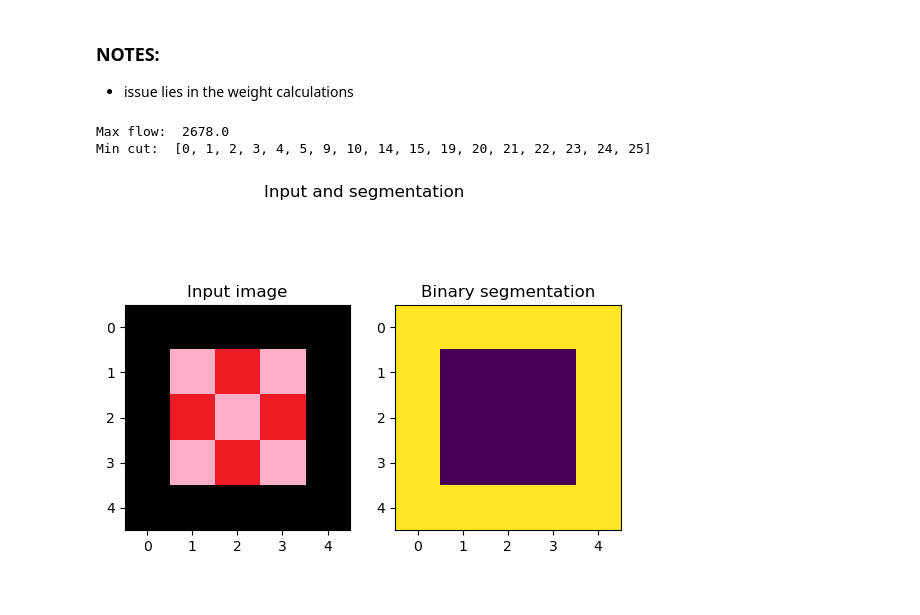
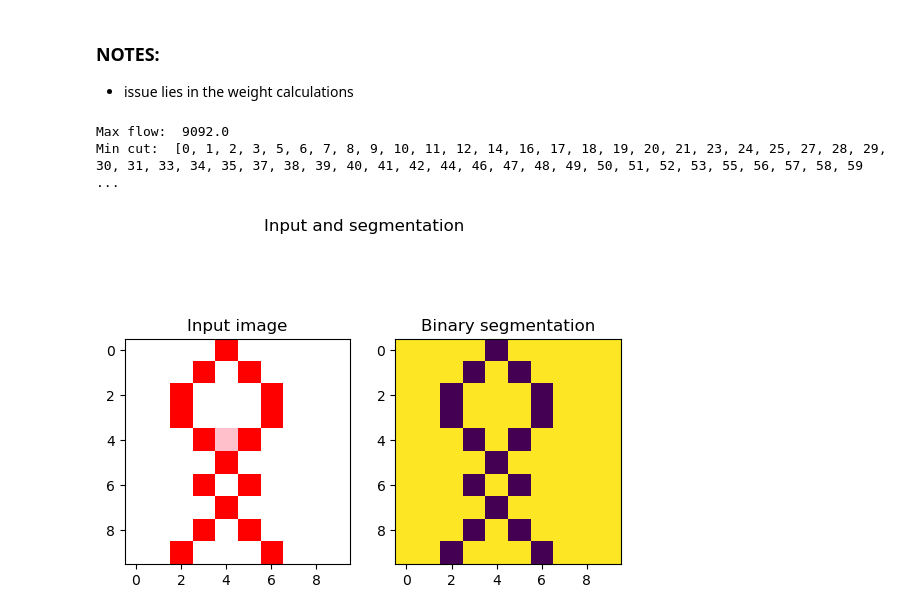
Before and after one commit to cake-dev/algo_stuff, a Jupyter notebook: Assignments/A2_FordFulkerson.ipynb, the cells around one changed output. Cells and saved outputs as stored; diff of their text form; code cells hidden in the pictures.

```diff
--- a/Assignments/A2_FordFulkerson.ipynb
+++ b/Assignments/A2_FordFulkerson.ipynb
@@ -276,7 +276,7 @@ class SegmentationClass:
 
 # load image into numpy array with pillow
 
-image_file = Image.open('../data/img/TestPics/test_Img_5.png')
+image_file = Image.open('../data/img/TestPics/test_Twist_2.png')
 image_file = np.asarray(image_file).astype(np.int32) # CASTING THIS FIXED MY WHOLE PROGRAM!
 # keep only the first 3 channels (RGB)
 image_file = image_file[:, :, :3]
@@ -305,40 +305,40 @@ image = image_file
 # # show the image
 # plt.imshow(image)
 # # Show pixel labels (indices)
 # # for i in range(image.shape[0]):
 # #     for j in range(image.shape[1]):
 # #         plt.text(j, i, str(i * image.shape[0] + j), color='r', fontsize=12)
 # ## make fig bigger
 # fig = plt.gcf()
 # fig.set_size_inches(6, 6)
 # plt.show()
 
 
 # Example usage
-obj = SegmentationClass()
-obj.set_hyperparameters(p0=10, x_a=[1,1], x_b=[1, 2])
+ff_segment_class = SegmentationClass()
+ff_segment_class.set_hyperparameters(p0=10, x_a=[0,0], x_b=[5, 4])
 
-A = obj.construct_adjacency_matrix(image)
+A = ff_segment_class.construct_adjacency_matrix(image)
 
-segmenting_mask = obj.segment_image(image)
+segmenting_mask = ff_segment_class.segment_image(image)
 
 # # show the segmented image
 # plt.imshow(segmenting_mask)
 
 # Plot the results
 fig, axs = plt.subplots(1,2)
 fig.suptitle('Input and segmentation')
 axs[0].imshow(image.astype(np.uint8), interpolation='nearest')
 axs[0].set_title("Input image")
 # The matrix 'segmenting_mask' is binary, but it is helpful to scale the values to be 0 or 255
 #  when displaying with imshow
 axs[1].imshow(255*segmenting_mask.astype(np.uint8), interpolation='nearest')
 axs[1].set_title("Binary segmentation")
 plt.show()
 # %% [output]
-Max flow:  2678.0
-Min cut:  [0, 1, 2, 3, 4, 5, 9, 10, 14, 15, 19, 20, 21, 22, 23, 24, 25]
+Max flow:  9092.0
+Min cut:  [0, 1, 2, 3, 5, 6, 7, 8, 9, 10, 11, 12, 14, 16, 17, 18, 19, 20, 21, 23, 24, 25, 27, 28, 29, 30, 31, 33, 34, 35, 37, 38, 39, 40, 41, 42, 44, 46, 47, 48, 49, 50, 51, 52, 53, 55, 56, 57, 58, 59 ...
-[figure, old version]
+[figure, new version]
 # %%
 # # plot the obj.resid_graph using networkx, arrange the nodes in order in a square grid, undirected but has weights
 # import networkx as nx
```
Also changed, not shown: 2 other files.
